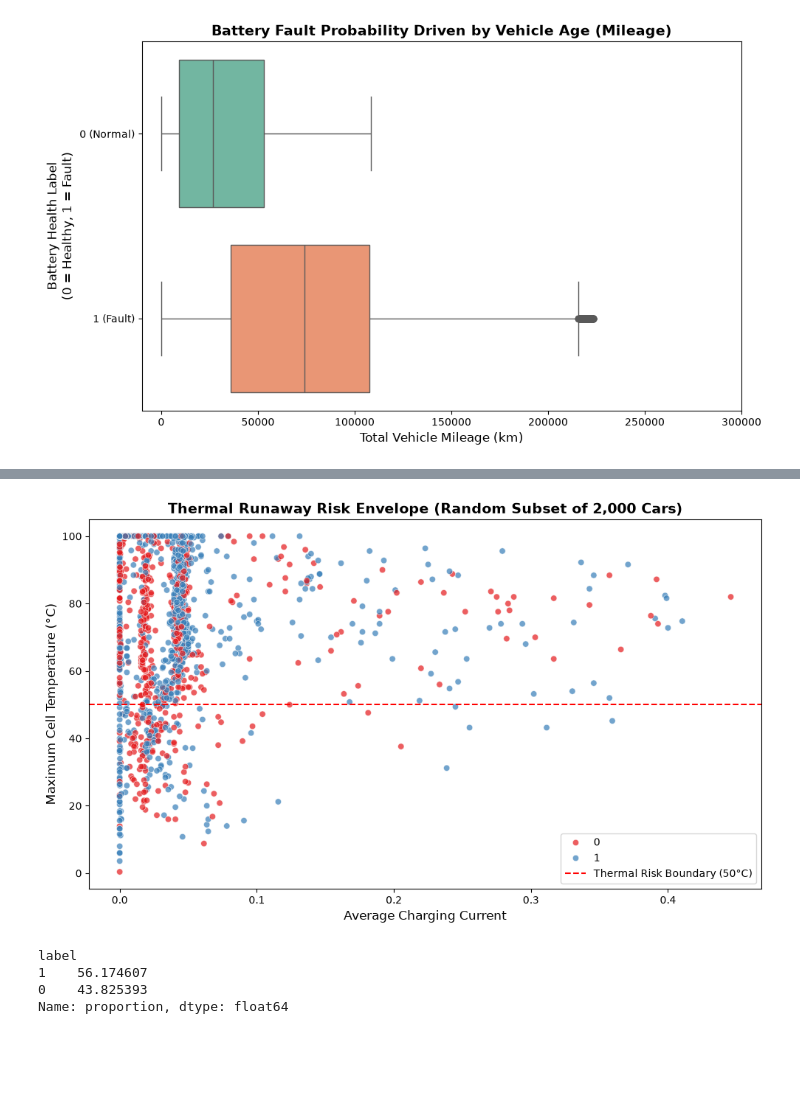
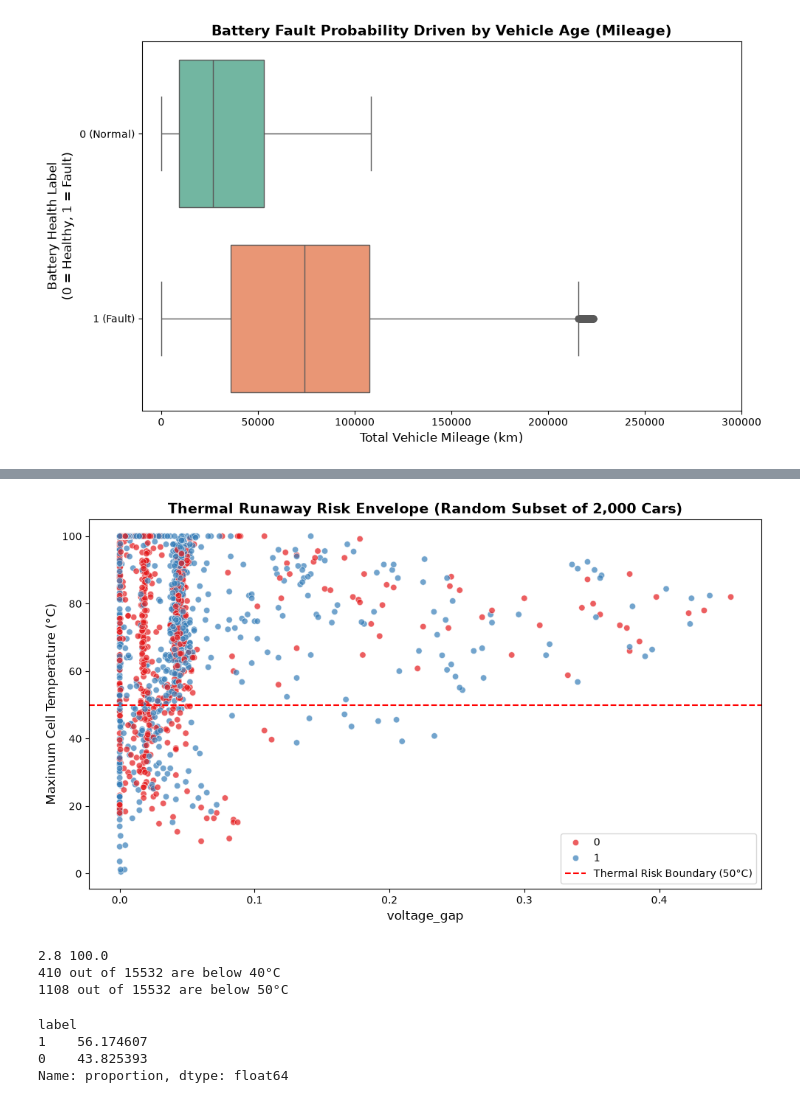
Before and after one commit to TO0823/ev-battery-safety-api, a Jupyter notebook: notebooks/work.ipynb, the cells around one changed output, grey strips where cells are left out. Cells and saved outputs as stored; diff of their text form; code cells hidden in the pictures; blank space fills up the shorter version.

```diff
--- a/notebooks/work.ipynb
+++ b/notebooks/work.ipynb
@@ -127,28 +127,37 @@ plt.show()
 # %%
 # --- THE RANDOM SELECTION ---
 # Randomly select 2,000 cars from the dataset.
 # random_state=None means it will grab a different random batch every time you run it!
 random_subset = df.sample(n=2000, random_state=None)
 
 # Set up the canvas
 plt.figure(figsize=(10, 6))
 
 # Plot only the random subset
 sns.scatterplot(data=random_subset, x='voltage_gap', y='max_temp', hue='label', palette='Set1', alpha=0.7)
 
 # Draw the 50°C safety line
 plt.axhline(y=50, color='red', linestyle='--', label='Thermal Risk Boundary (50°C)')
 
 plt.title("Thermal Runaway Risk Envelope (Random Subset of 2,000 Cars)", fontsize=14, fontweight='bold')
-plt.xlabel("Average Charging Current", fontsize=12)
+plt.xlabel("voltage_gap", fontsize=12)
 plt.ylabel("Maximum Cell Temperature (°C)", fontsize=12)
 plt.legend()
 
 
 plt.tight_layout()
 plt.show()
 # %% [output]
-[figure, old version]
+[figure, new version]
+# %%
+subset = df[df['avg_current'] < -20]
+print(subset['max_temp'].min(), subset['max_temp'].max())
+print((subset['max_temp'] < 40).sum(), "out of", len(subset), "are below 40°C")
+print((subset['max_temp'] < 50).sum(), "out of", len(subset), "are below 50°C")
+# %% [output]
+2.8 100.0
+410 out of 15532 are below 40°C
+1108 out of 15532 are below 50°C
 # %%
 print(df['label'].value_counts(normalize=True) * 100)
 # %% [output]
```
Also changed, not shown: parts of 1 cell of this notebook, 3 other files.
